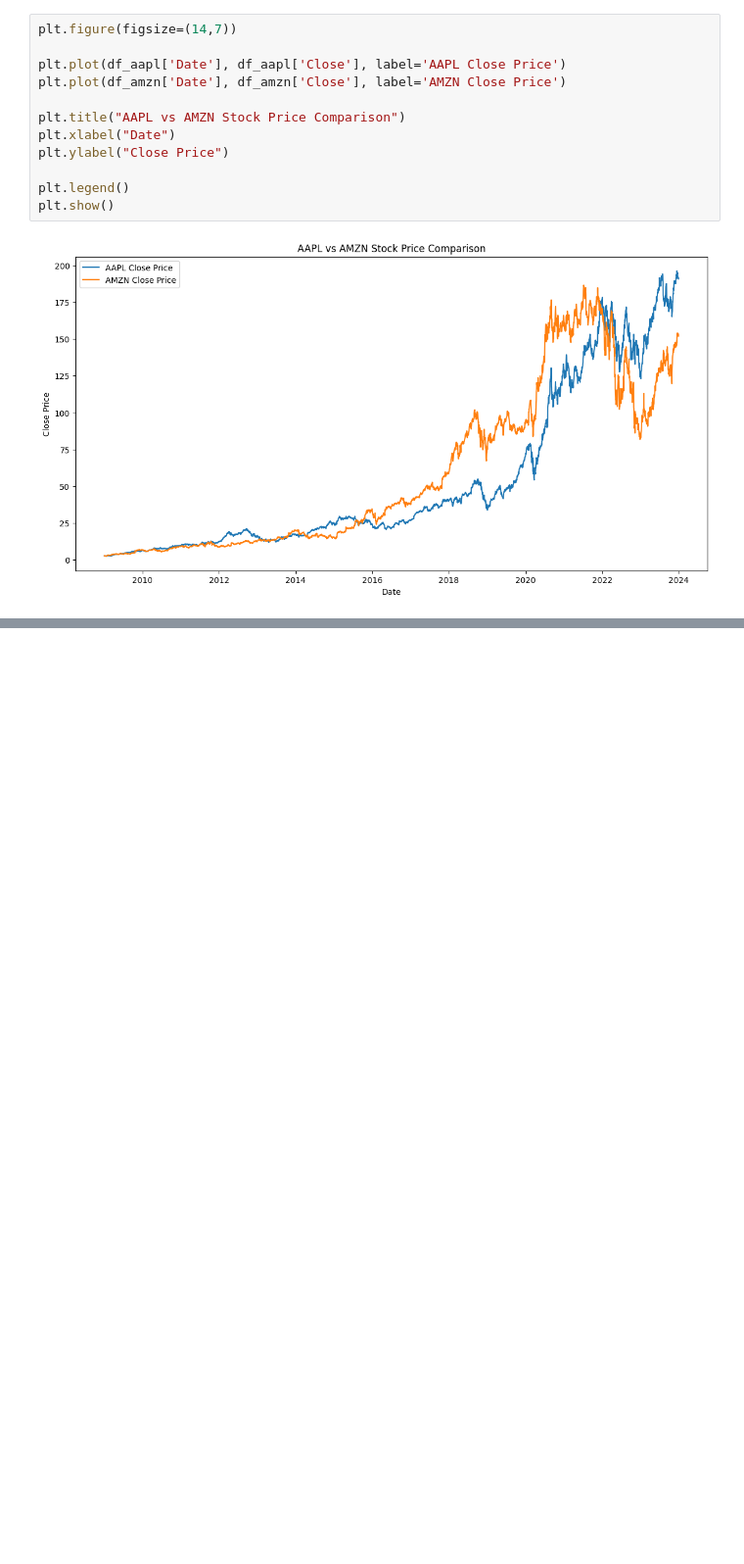
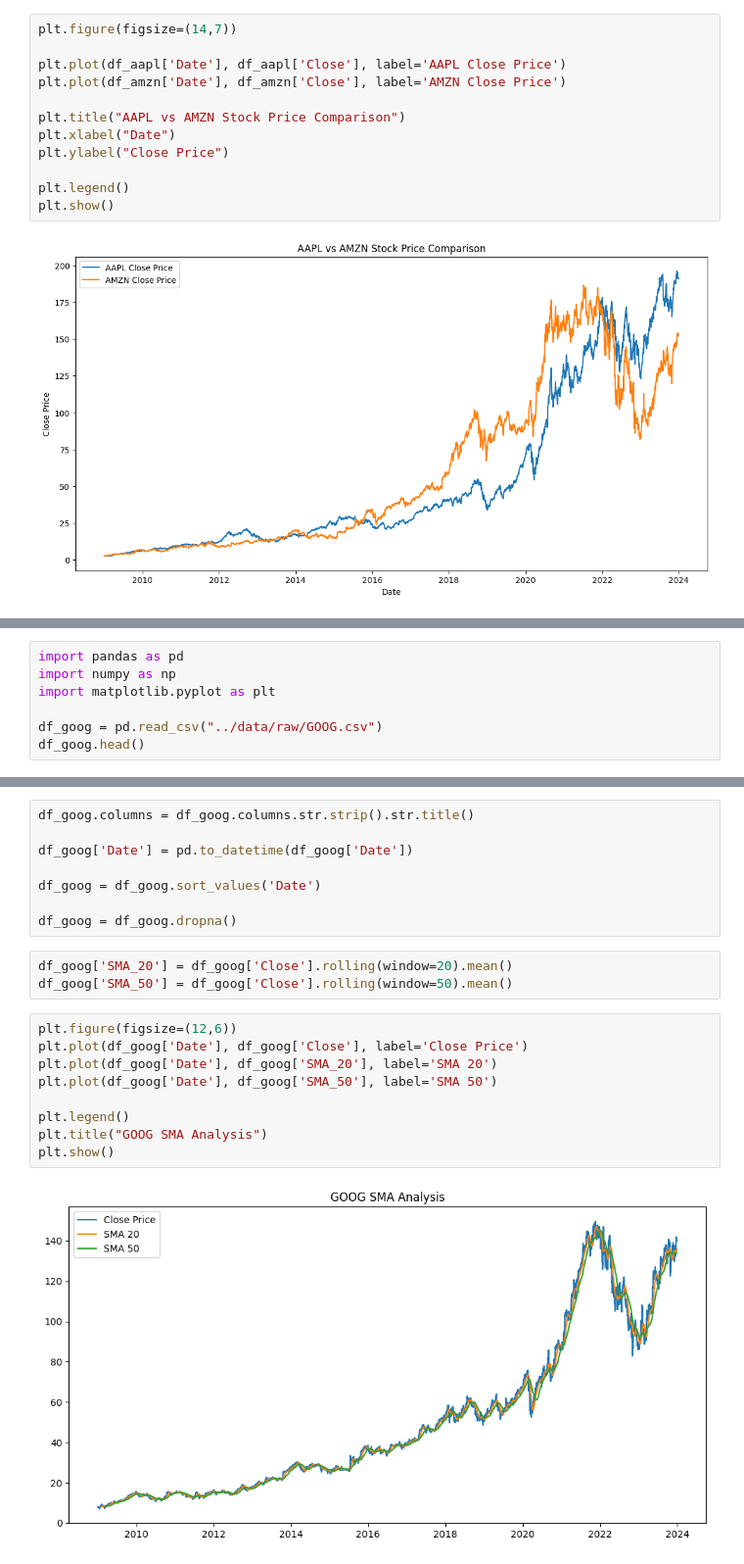
Before and after one commit to hawaebrahimhamid-png/news-sentiment-analysis, a Jupyter notebook: notebooks/task2_stock_analysis.ipynb, the cells around one changed output, grey strips where cells are left out. Shown at 98% size. Drawn from its saved outputs; the diff is of its cells as text; blank space fills up the shorter version.

Commit message:
Add GOOG analysis with full technical indicators

```diff
--- a/notebooks/task2_stock_analysis.ipynb
+++ b/notebooks/task2_stock_analysis.ipynb
@@ -423,0 +426,7 @@ plt.show()
+# %%
+import pandas as pd
+import numpy as np
+import matplotlib.pyplot as plt
+
+df_goog = pd.read_csv("../data/raw/GOOG.csv")
+df_goog.head()
@@ -423,0 +464,22 @@ plt.show()
+# %%
+df_goog.columns = df_goog.columns.str.strip().str.title()
+
+df_goog['Date'] = pd.to_datetime(df_goog['Date'])
+
+df_goog = df_goog.sort_values('Date')
+
+df_goog = df_goog.dropna()
+# %%
+df_goog['SMA_20'] = df_goog['Close'].rolling(window=20).mean()
+df_goog['SMA_50'] = df_goog['Close'].rolling(window=50).mean()
+# %%
+plt.figure(figsize=(12,6))
+plt.plot(df_goog['Date'], df_goog['Close'], label='Close Price')
+plt.plot(df_goog['Date'], df_goog['SMA_20'], label='SMA 20')
+plt.plot(df_goog['Date'], df_goog['SMA_50'], label='SMA 50')
+
+plt.legend()
+plt.title("GOOG SMA Analysis")
+plt.show()
+# %% [output]
+[figure, added]
```
Also changed, not shown: parts of 11 cells of this notebook.
